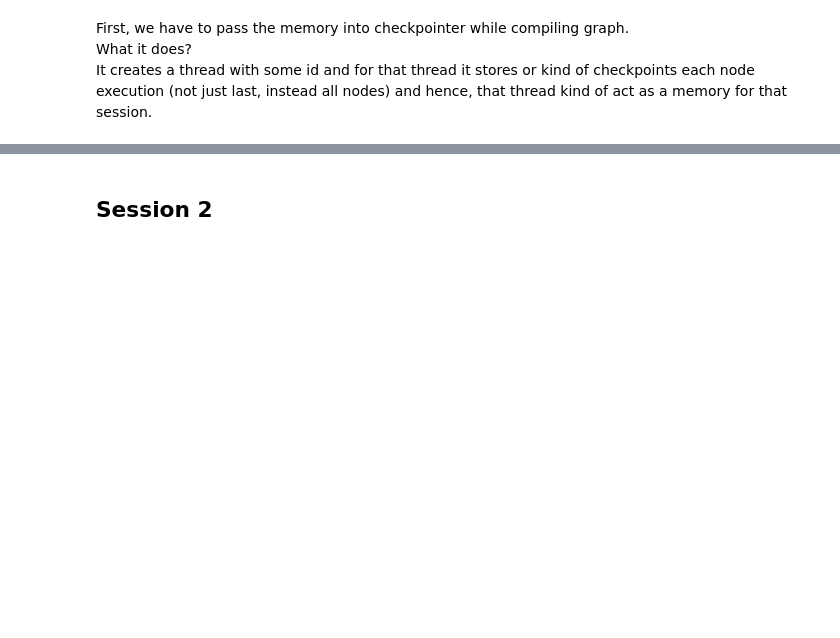
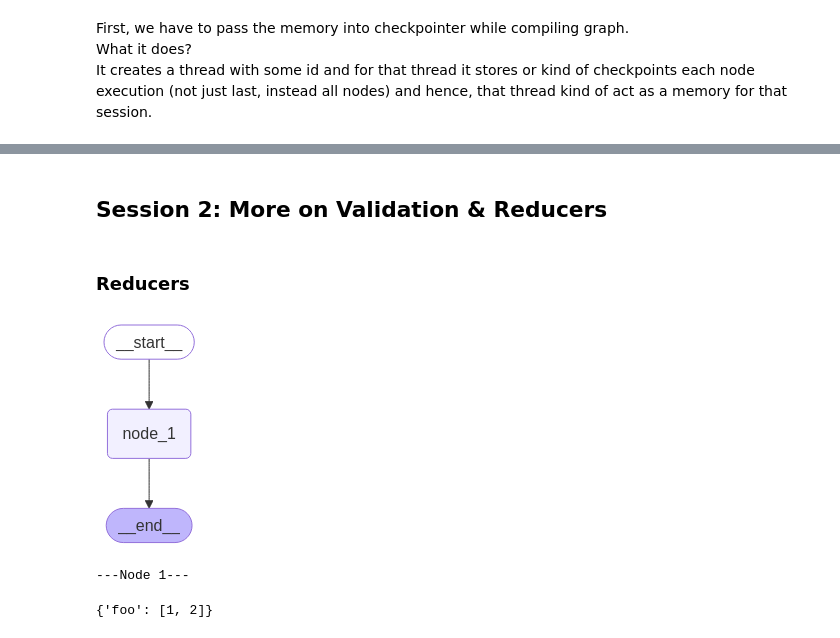
Before and after one commit to giriraj191/transferspace, a Jupyter notebook: src/langgraphpractice.ipynb, the cells around one changed output, grey strips where cells are left out. Drawn from its saved outputs; the diff is of its cells as text; code cells hidden in the pictures; blank space fills up the shorter version.

```diff
--- a/src/langgraphpractice.ipynb
+++ b/src/langgraphpractice.ipynb
@@ -373,4 +375,34 @@ Name: add
 
 Multiplying 7 by 2 gives you 14.
 # %% [markdown]
-## Session 2
+## Session 2: More on Validation & Reducers
+# %% [markdown]
+### Reducers
+# %%
+class State(TypedDict):
+    foo: Annotated[list[int], add]
+
+def node_1(state):
+    print("---Node 1---")
+    return {"foo": [state['foo'][0] + 1]}
+
+# Build graph
+builder = StateGraph(State)
+builder.add_node("node_1", node_1)
+
+# Logic
+builder.add_edge(START, "node_1")
+builder.add_edge("node_1", END)
+
+# Add
+graph = builder.compile()
+
+# View
+display(Image(graph.get_graph().draw_mermaid_png()))
+# %% [output]
+[figure, added]
+# %%
+graph.invoke({"foo" : [1]})
+# %% [output]
+---Node 1---
+{'foo': [1, 2]}
```
Also changed, not shown: parts of 33 cells of this notebook.
